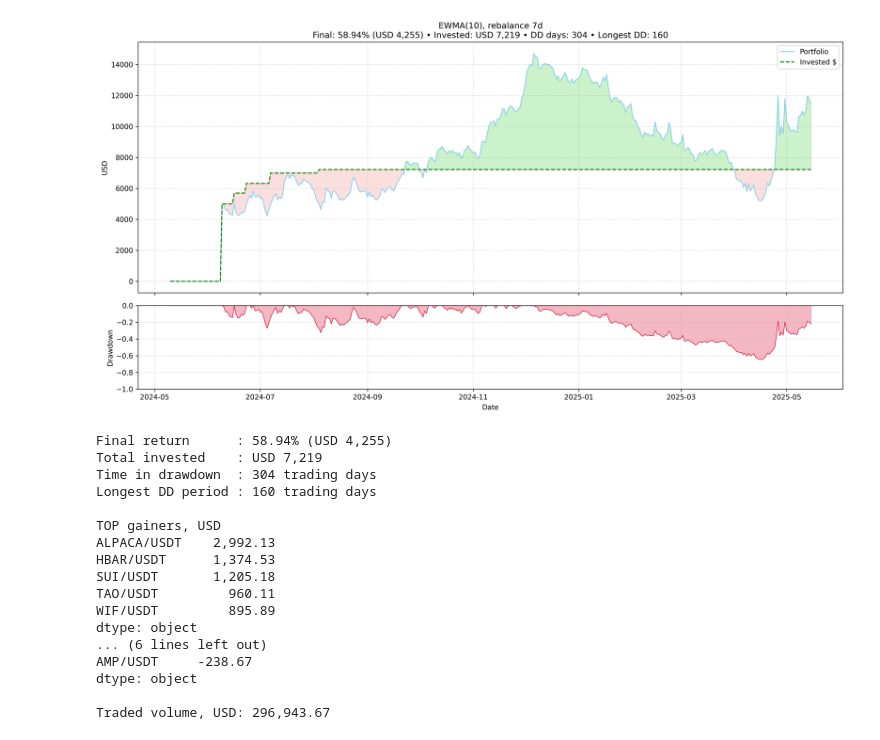
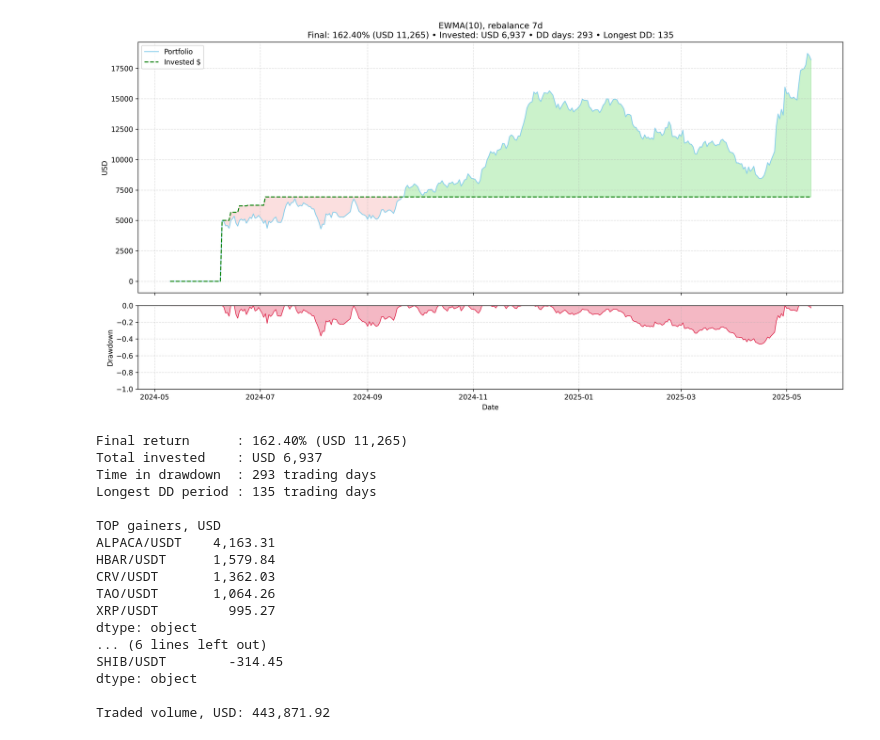
Before and after one commit to DenisProcyon/marvel_tt, a Jupyter notebook: src/main.ipynb, the cells around one changed output. Saved outputs shown, nothing was run; the diff lists cells and outputs as text; code cells hidden in the pictures.

```diff
--- a/src/main.ipynb
+++ b/src/main.ipynb
@@ -32,26 +34,26 @@ Traded volume, USD: 228,405.40
 # %%
-strategy = DynamicEWMAStrategy(n_top=5, usd_per_strat=1_000, span=25)
-rb = Rebalancer(data, strategy, lookback_days=30, rebalance_freq_days=7, fee_rate=0.001)
+strategy = DynamicEWMAStrategy(n_top=5, usd_per_strat=1_000, span=15)
+rb = Rebalancer(data, strategy, lookback_days=30, rebalance_freq_days=5, fee_rate=0.001)
 
 result = rb.run()
 Rebalancer.plot_equity(result.equity_curve, result.invested_curve,"EWMA(10), rebalance 7d")
 Rebalancer.report_top_movers(result.total_pnl, result.traded_volume)
 # %% [output]
-[figure, old version]
+[figure, new version]
-Final return      : 58.94% (USD 4,255)
-Total invested    : USD 7,219
-Time in drawdown  : 304 trading days
-Longest DD period : 160 trading days
+Final return      : 162.40% (USD 11,265)
+Total invested    : USD 6,937
+Time in drawdown  : 293 trading days
+Longest DD period : 135 trading days
 
 TOP gainers, USD
-ALPACA/USDT    2,992.13
-HBAR/USDT      1,374.53
-SUI/USDT       1,205.18
-TAO/USDT         960.11
-WIF/USDT         895.89
+ALPACA/USDT    4,163.31
+HBAR/USDT      1,579.84
+CRV/USDT       1,362.03
+TAO/USDT       1,064.26
+XRP/USDT         995.27
 dtype: object
 ... (6 lines left out)
-AMP/USDT     -238.67
+SHIB/USDT        -314.45
 dtype: object
 
-Traded volume, USD: 296,943.67
+Traded volume, USD: 443,871.92
```
Also changed, not shown: parts of 2 cells of this notebook, 3 other files.
